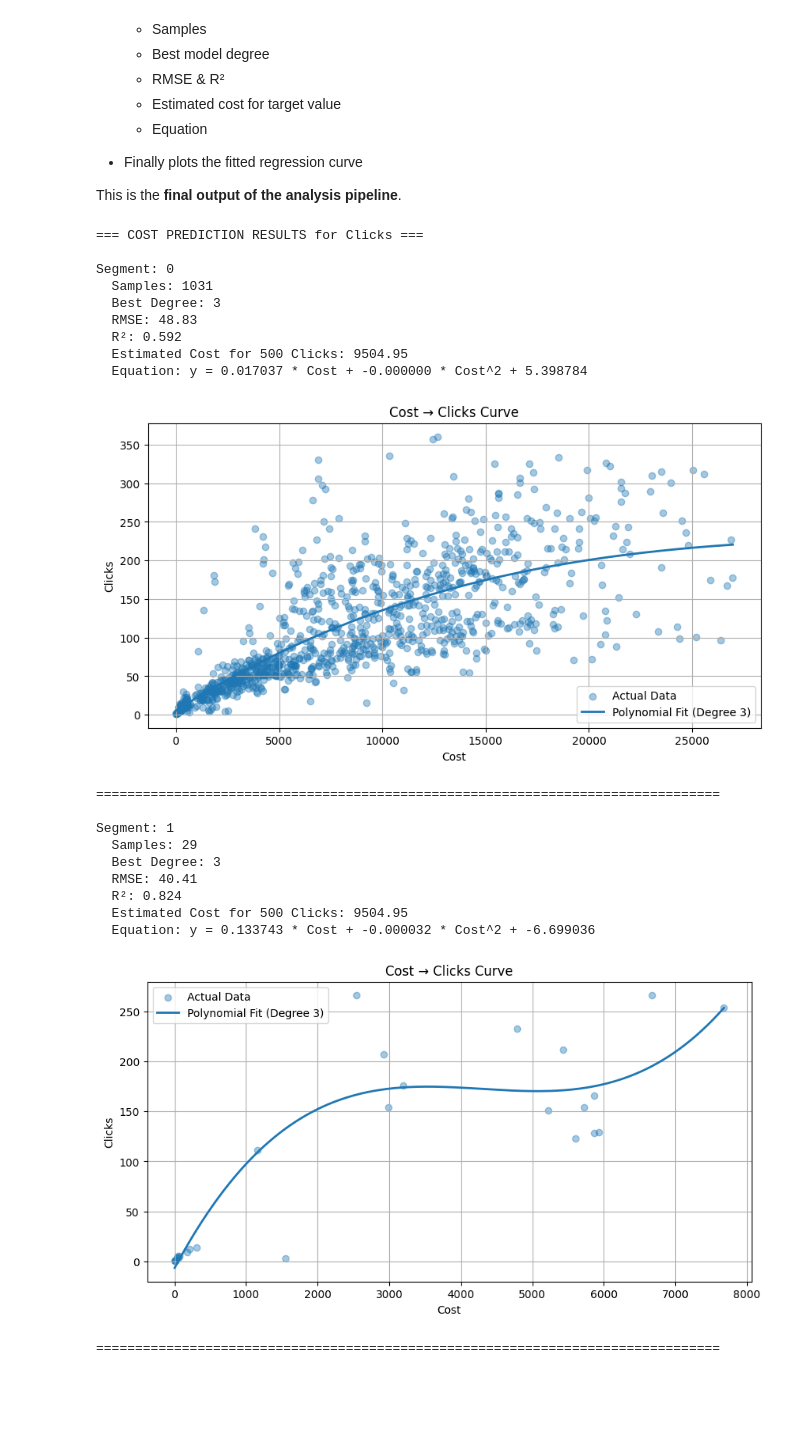
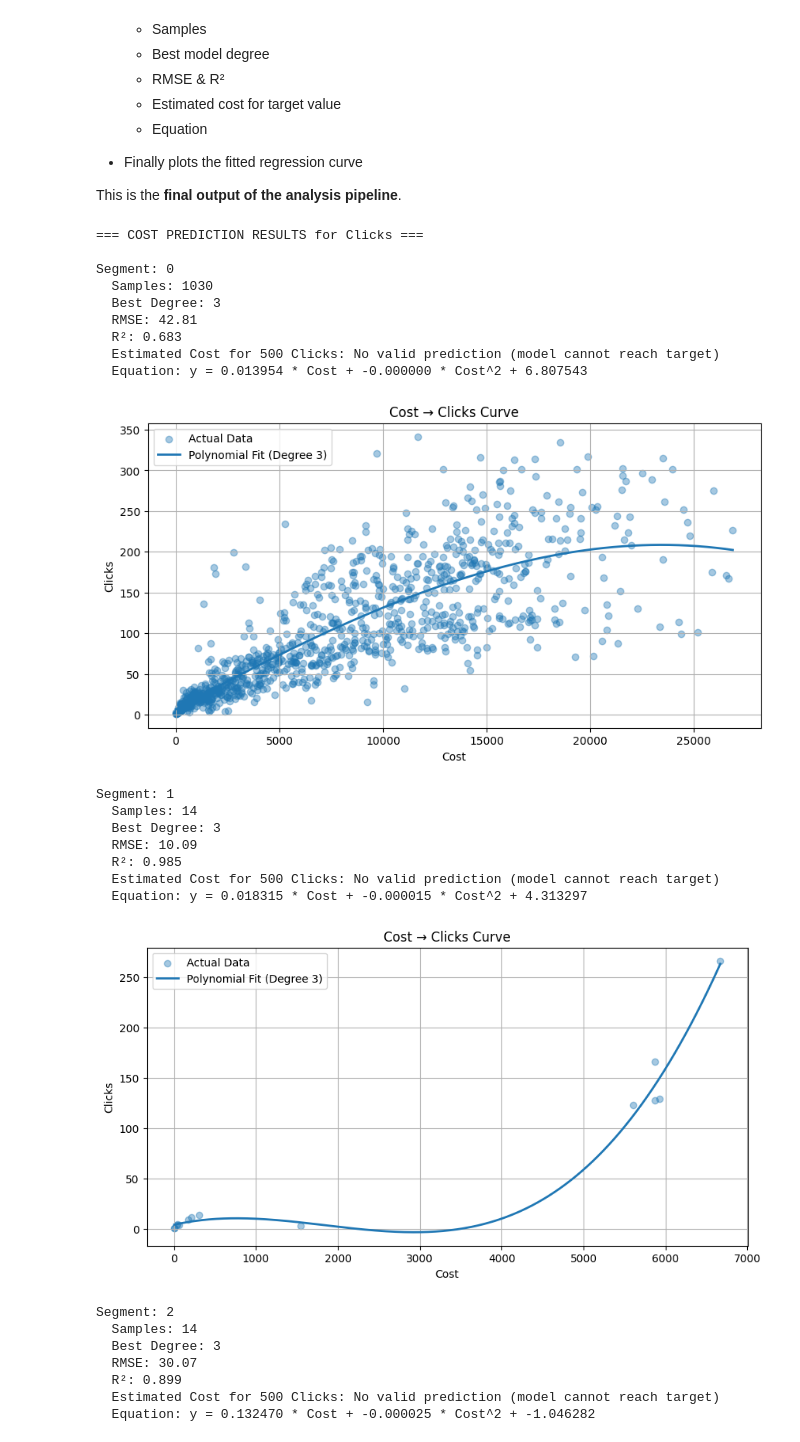
Before and after one commit to modlix-india/Adzump-AI, a Jupyter notebook: Campaign-Budget-Analysis/analysis.ipynb, the cells around one changed output. Cells and saved outputs as stored; diff of their text form; code cells hidden in the pictures; blank space fills up the shorter version.

Commit message:
Added multi-segmentation and cost prediction logic

```diff
--- a/Campaign-Budget-Analysis/analysis.ipynb
+++ b/Campaign-Budget-Analysis/analysis.ipynb
@@ -547,54 +726,64 @@ This is the **final output of the analysis pipeline**.
 metric = "Clicks"
 target_value = 500
 
-predictor = build_cost_predictor(df, metric, segmentation=True, n_segments=2)
+predictor = build_cost_predictor(df, metric, segmentation=True, n_segments=4)
 
 print(f"\n=== COST PREDICTION RESULTS for {metric} ===\n")
 
 for seg, info in predictor["segments"].items():
     print(f"Segment: {seg}")
 
     if "error" in info:
         print(" NO", info["error"], "\n")
         continue
 
     deg = info["best_degree"]
     model = info["model"]
     temp = info["data"]
 
     print(f"  Samples: {info['samples']}")
     print(f"  Best Degree: {deg}")
     print(f"  RMSE: {info['stats'][deg]['rmse']:.2f}")
     print(f"  R²: {info['stats'][deg]['r2']:.3f}")
 
     cost = info["predict_cost"](target_value)
-    print(f"  Estimated Cost for {target_value} {metric}: {cost:.2f}")
+
+    if cost is None:
+        print(f"  Estimated Cost for {target_value} {metric}: No valid prediction (model cannot reach target)")
+    else:
+        print(f"  Estimated Cost for {target_value} {metric}: {cost:.2f}")
+
 
     eq = extract_equation(model, deg)
     print("  Equation:", eq)
 
     plot_fitted_curve(temp, model, deg, metric)
 
-    print("\n" + "="*80 + "\n")
+print("\n📊 Showing Multi-Segment Cost Prediction Chart...")
+plot_multi_segment_cost_curves_plotly(predictor, metric="Clicks")
 # %% [output]
 === COST PREDICTION RESULTS for Clicks ===
 
 Segment: 0
-  Samples: 1031
+  Samples: 1030
   Best Degree: 3
-  RMSE: 48.83
-  R²: 0.592
-  Estimated Cost for 500 Clicks: 9504.95
-  Equation: y = 0.017037 * Cost + -0.000000 * Cost^2 + 5.398784
+  RMSE: 42.81
+  R²: 0.683
+  Estimated Cost for 500 Clicks: No valid prediction (model cannot reach target)
+  Equation: y = 0.013954 * Cost + -0.000000 * Cost^2 + 6.807543
-[figure, old version]
+[figure, new version]
-================================================================================
-
 Segment: 1
-  Samples: 29
+  Samples: 14
   Best Degree: 3
-  RMSE: 40.41
-  R²: 0.824
-  Estimated Cost for 500 Clicks: 9504.95
-  Equation: y = 0.133743 * Cost + -0.000032 * Cost^2 + -6.699036
+  RMSE: 10.09
+  R²: 0.985
+  Estimated Cost for 500 Clicks: No valid prediction (model cannot reach target)
+  Equation: y = 0.018315 * Cost + -0.000015 * Cost^2 + 4.313297
-[figure, old version]
+[figure, new version]
-================================================================================
+Segment: 2
+  Samples: 14
+  Best Degree: 3
+  RMSE: 30.07
+  R²: 0.899
+  Estimated Cost for 500 Clicks: No valid prediction (model cannot reach target)
+  Equation: y = 0.132470 * Cost + -0.000025 * Cost^2 + -1.046282
```
Also changed, not shown: parts of 10 cells of this notebook.
